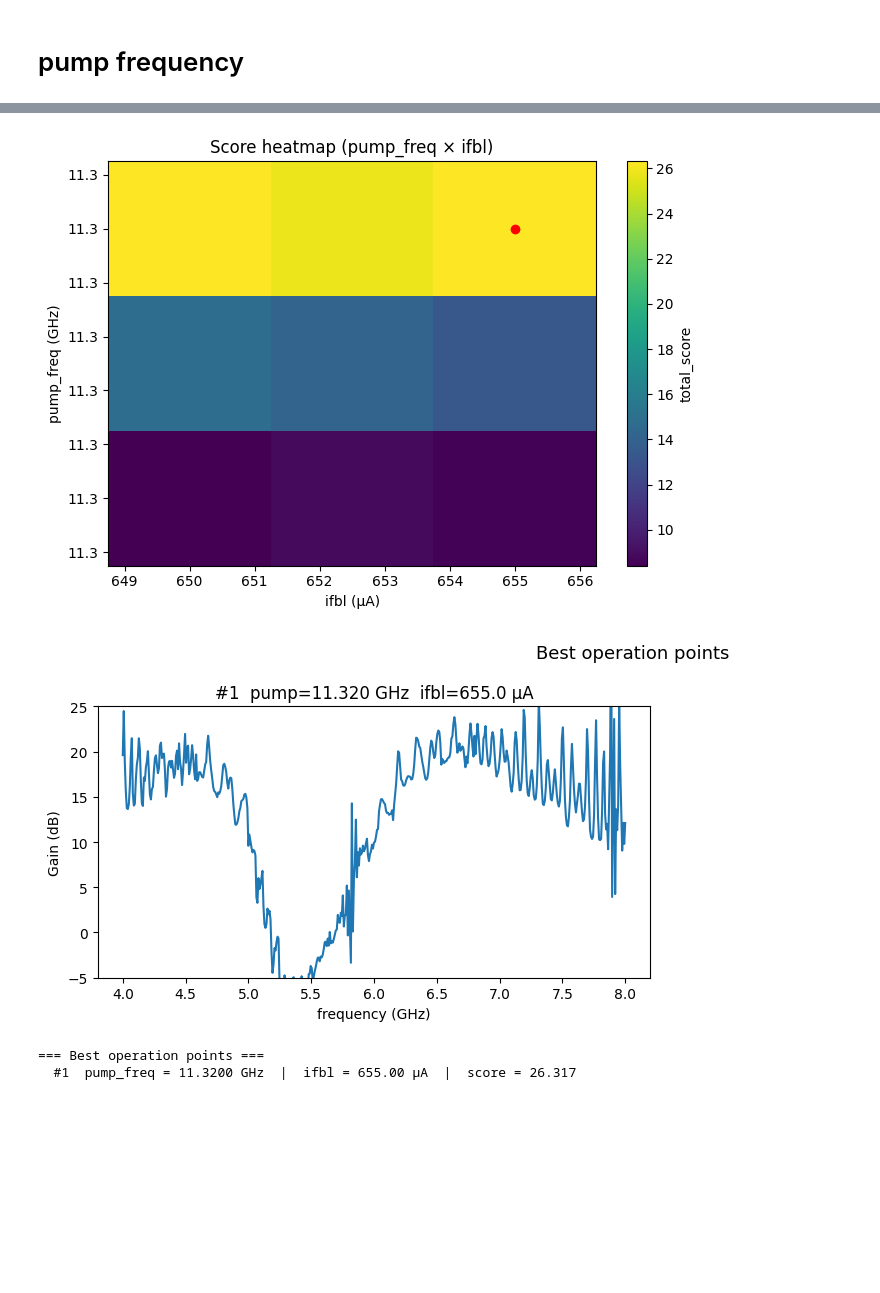
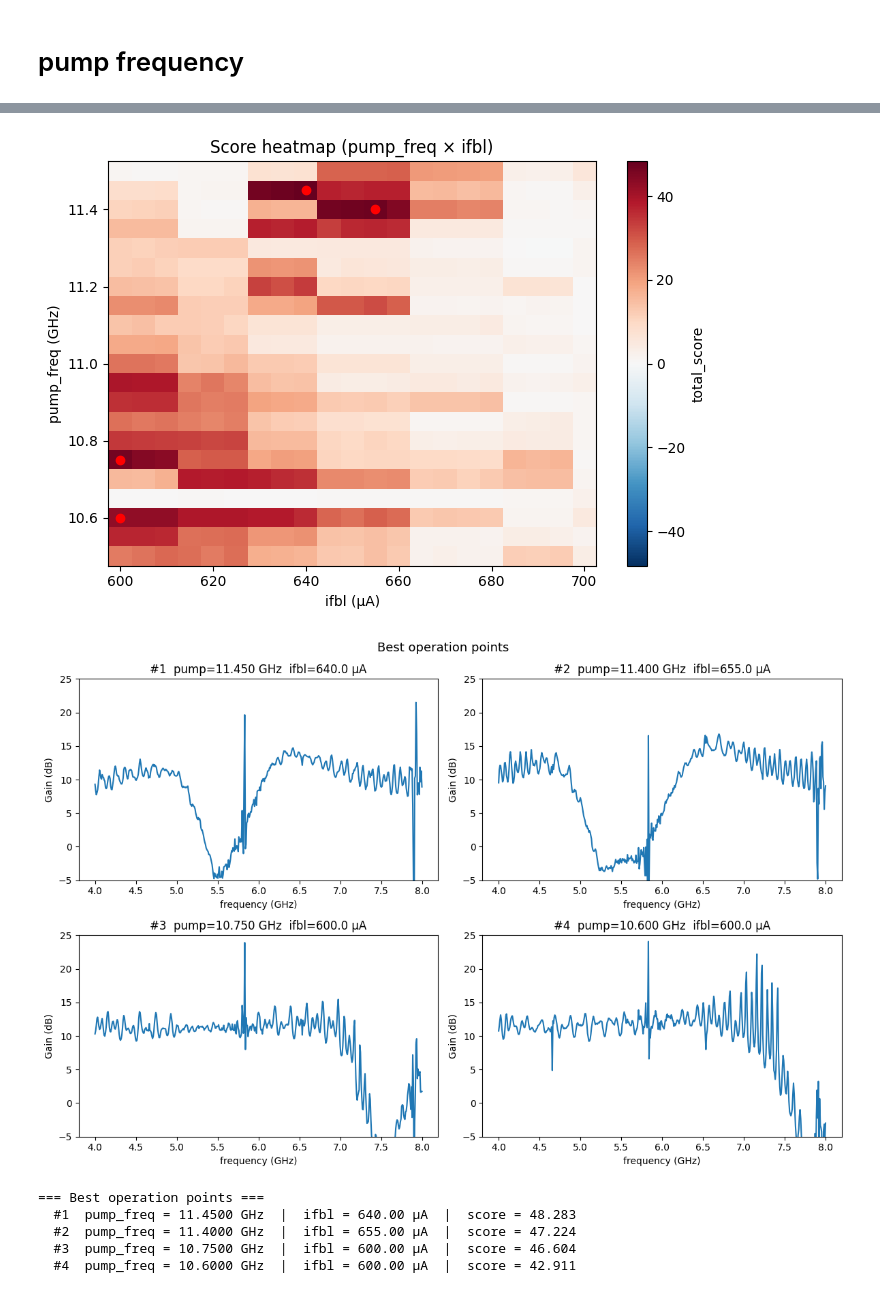
Before and after one commit to JayChien04717/SQC_soc, a Jupyter notebook: twpa.ipynb, the cells around one changed output, grey strips where cells are left out. Saved outputs shown, nothing was run; the diff lists cells and outputs as text; code cells hidden in the pictures; blank space fills up the shorter version.

```diff
--- a/twpa.ipynb
+++ b/twpa.ipynb
@@ -79,8 +79,8 @@ run_cfg.update(
 
 onetone = ResonatorSpec(run_cfg)
 result = onetone.run(py_avg=1, solve_type="hm")
-## update value ##
-config_all.update("res_freq_ge", round(result['Fres(GHz)']*1e3, 4), q_index=qubit)
-onetone.saveLabber(qubit, yoko_value=None, config_all=config_all)
+# ## update value ##
+# config_all.update("res_freq_ge", round(result['Fres(GHz)']*1e3, 4), q_index=qubit)
+# onetone.saveLabber(qubit, yoko_value=None, config_all=config_all)
 # %% [output]
 abcd_rf_fit result:
@@ -160,9 +161,9 @@ pump = AnritsuMG3692("192.168.10.182")
 # %% [output]
 Connected to: ANRITSU,MG3692C,192403,3.62
 # %%
-pump.frequency = 11.32e9
+pump.frequency = 1.145e+10
 pump.output(True)
-pump.power=20
+pump.power=21
 # %%
 pump.off()
 # %% [markdown]
@@ -179,9 +180,9 @@ STOP_FREQ = 8000  # [MHz]
 STEPS = 501
 
 
-Start_flux = 0.65
-Stop_flux = 0.655
-Steps_flux = 3
+Start_flux = 0.5
+Stop_flux = 0.7
+Steps_flux = 21
 yoko_range = np.linspace(Start_flux, Stop_flux, Steps_flux) * 1e-3
 
 run_cfg = config_all.get_qubit(qubit)
@@ -205,9 +206,9 @@ ref.run(1, yoko_inst=yoko_connect, yoko_value=yoko_range, yoko_mode="current")
 ref.saveLabber(qubit, config_all=config_all, name="unpumped_ref")
 
 
-PUMP_FREQS = np.linspace(11.31e9, 11.32e9, 3)
+PUMP_FREQS = np.linspace(10e9, 11e9, 21)
 pump.output(True)
-gain = TWPAGain(run_cfg, pump, pump_freqs=PUMP_FREQS, pump_power=20)
+gain = TWPAGain(run_cfg, pump, pump_freqs=PUMP_FREQS, pump_power=25)
 gain.YOKO_CURRENT_RAMP_STEP = 10e-6
 gain.YOKO_RAMP_INTERVAL = 0.01
 
@@ -224,7 +233,7 @@ Reference saved to temp\2026\04\Data_0421\temp_gain_reference.nc
 # %%
 best, score = gain.analyze(
     reference=ref,
-    gain_min=10,
-    n_best=10
+    gain_min=10,  # [dB]
+    n_best=4
 )
 # %% [output]
@@ -232,6 +240,9 @@ WARNING:root:Cannot determine argmax. This usually means that there are no non-N
-[figure, old version]
+[figure, new version]
-[figure, old version]
+[figure, new version]
-=== Best operation points ===
-  #1  pump_freq = 11.3200 GHz  |  ifbl = 655.00 µA  |  score = 26.317
+=== Best operation points ===
+  #1  pump_freq = 11.4500 GHz  |  ifbl = 640.00 µA  |  score = 48.283
+  #2  pump_freq = 11.4000 GHz  |  ifbl = 655.00 µA  |  score = 47.224
+  #3  pump_freq = 10.7500 GHz  |  ifbl = 600.00 µA  |  score = 46.604
+  #4  pump_freq = 10.6000 GHz  |  ifbl = 600.00 µA  |  score = 42.911
 # %%
 from qick_workspace.scrip.s002g_TWPA_power_scan import TWPAPowerScan
```
Also changed, not shown: parts of 10 cells of this notebook, 5 other files.
